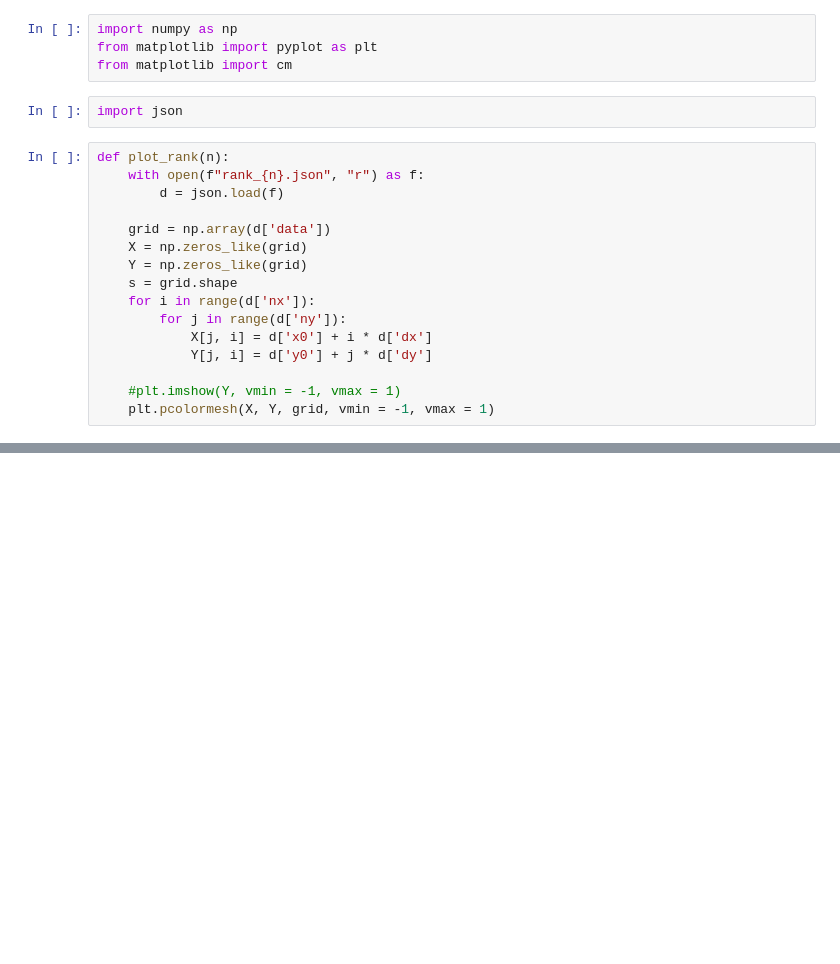
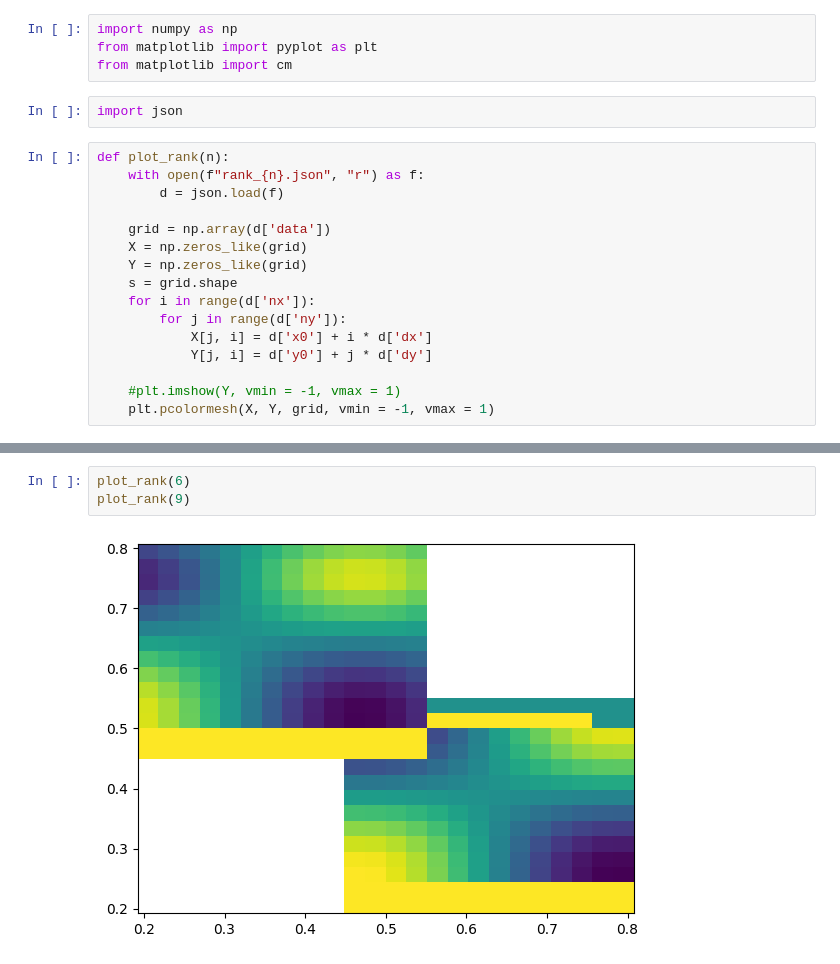
Before and after one commit to anusbickel/groupproject1, a Jupyter notebook: MPI_2D/plot_data.ipynb, the cells around one changed output, grey strips where cells are left out. Drawn from its saved outputs; the diff is of its cells as text; blank space fills up the shorter version.

```diff
--- a/MPI_2D/plot_data.ipynb
+++ b/MPI_2D/plot_data.ipynb
@@ -31,0 +33,5 @@ plot_rank(1)
+# %%
+plot_rank(6)
+plot_rank(9)
+# %% [output]
+[figure, added]
```
Also changed, not shown: parts of 2 cells of this notebook, 24 other files.
